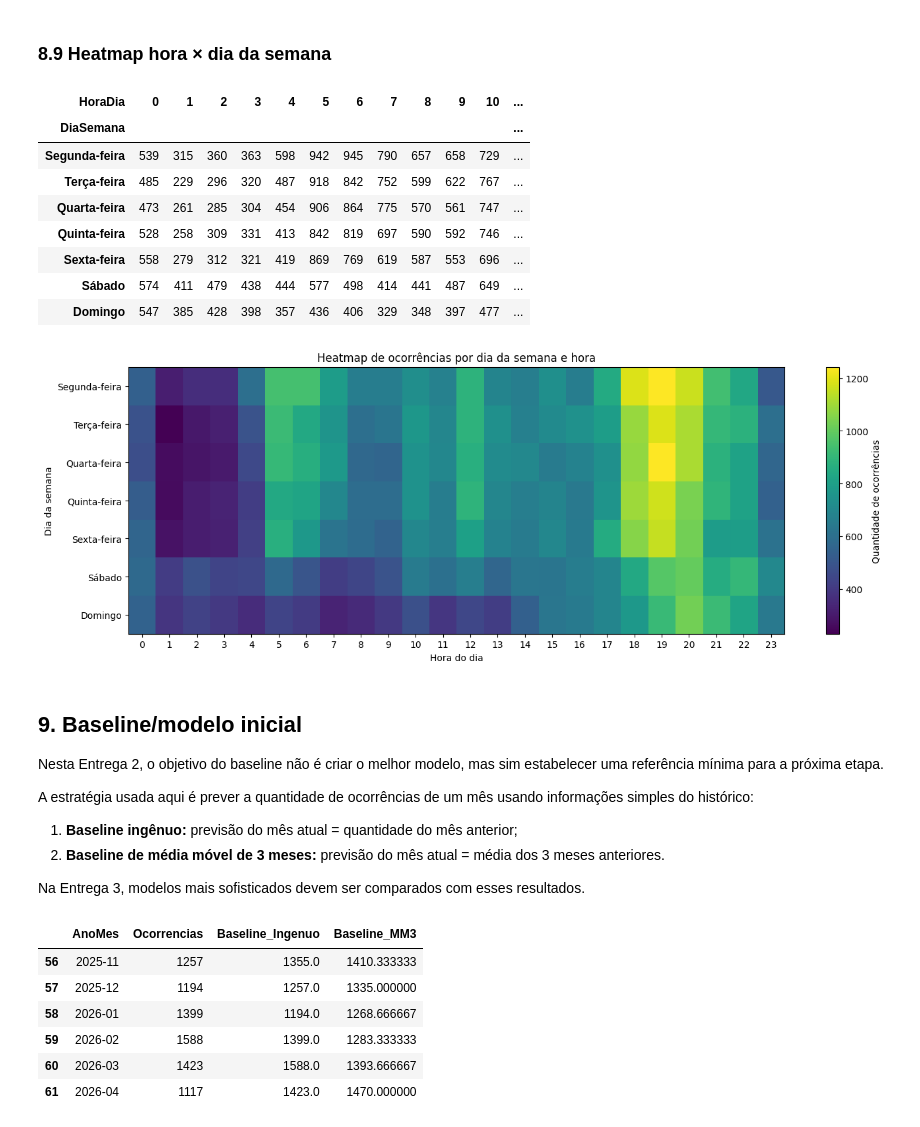
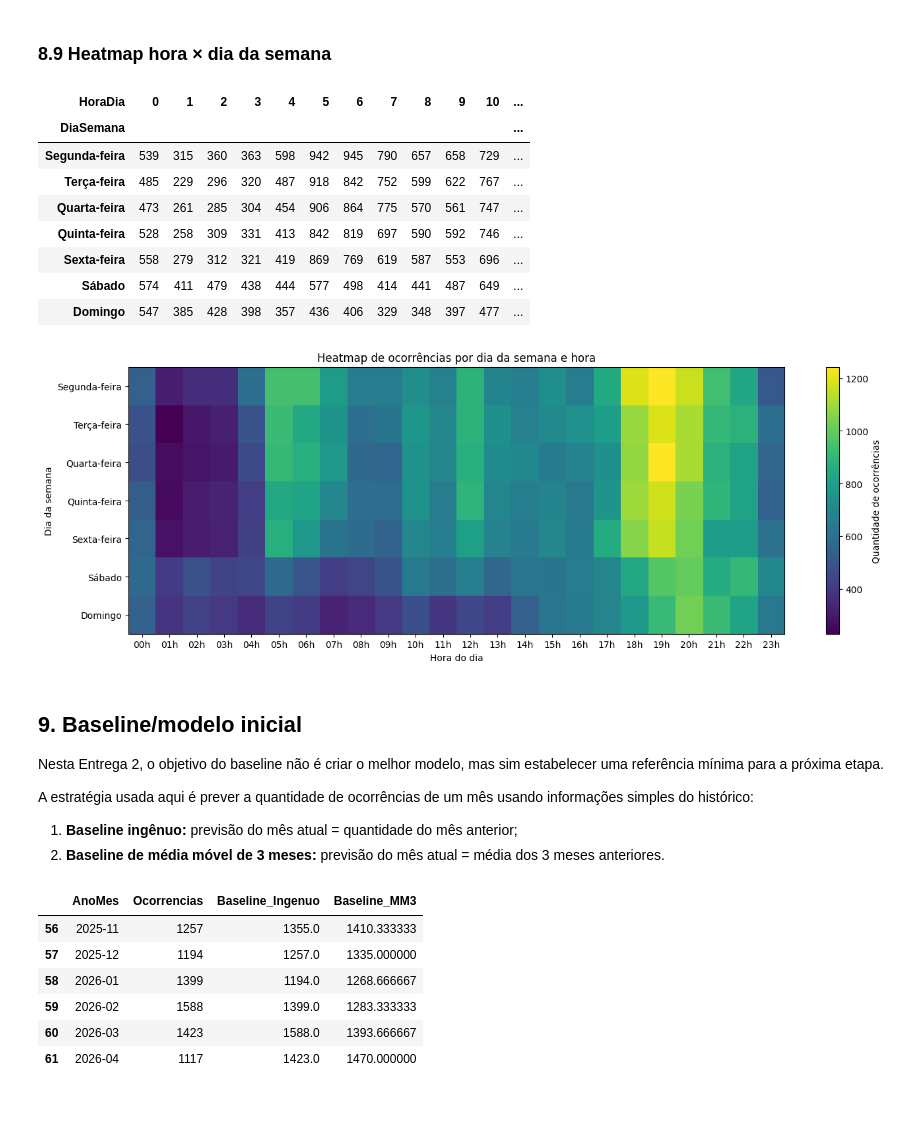
Before and after one commit to EsterBertolani/Prototipo-Analise-Exploratoria, a Jupyter notebook: notebooks/analise-furtos-roubos-gv_entrega2_organizado.ipynb, the cells around one changed output. Drawn from its saved outputs; the diff is of its cells as text; code cells hidden in the pictures.

```diff
--- a/notebooks/analise-furtos-roubos-gv_entrega2_organizado.ipynb
+++ b/notebooks/analise-furtos-roubos-gv_entrega2_organizado.ipynb
@@ -733,35 +628,38 @@ grafico_barras(
 heatmap_hora_dia = (
     dados_hora
     .groupby(["DiaSemana", "HoraDia"])
     .size()
     .unstack(fill_value=0)
     .reindex(ordem_dias)
     .reindex(columns=range(24), fill_value=0)
 )
 
 display(heatmap_hora_dia)
 
+horas = list(range(24))
+rotulos_horas = [f"{h:02d}h" for h in horas]
+
 plt.figure(figsize=(14, 5))
 plt.imshow(heatmap_hora_dia, aspect="auto")
 plt.title("Heatmap de ocorrências por dia da semana e hora")
 plt.xlabel("Hora do dia")
 plt.ylabel("Dia da semana")
-plt.xticks(ticks=range(24), labels=range(24))
+plt.xticks(ticks=horas, labels=rotulos_horas)
 plt.yticks(ticks=range(len(ordem_dias)), labels=ordem_dias)
 plt.colorbar(label="Quantidade de ocorrências")
 plt.tight_layout()
 plt.show()
 # %% [output]
 | HoraDia | 0 | 1 | 2 | 3 | 4 | 5 | 6 | 7 | 8 | 9 | 10 | ... |
 | DiaSemana |  |  |  |  |  |  |  |  |  |  |  | ... |
 | Segunda-feira | 539 | 315 | 360 | 363 | 598 | 942 | 945 | 790 | 657 | 658 | 729 | ... |
 | Terça-feira | 485 | 229 | 296 | 320 | 487 | 918 | 842 | 752 | 599 | 622 | 767 | ... |
 | Quarta-feira | 473 | 261 | 285 | 304 | 454 | 906 | 864 | 775 | 570 | 561 | 747 | ... |
 | Quinta-feira | 528 | 258 | 309 | 331 | 413 | 842 | 819 | 697 | 590 | 592 | 746 | ... |
 | Sexta-feira | 558 | 279 | 312 | 321 | 419 | 869 | 769 | 619 | 587 | 553 | 696 | ... |
 | Sábado | 574 | 411 | 479 | 438 | 444 | 577 | 498 | 414 | 441 | 487 | 649 | ... |
 | Domingo | 547 | 385 | 428 | 398 | 357 | 436 | 406 | 329 | 348 | 397 | 477 | ... |
-[figure, old version]
+[figure, new version]
 # %% [markdown]
 ## 9. Baseline/modelo inicial
 
@@ -771,8 +669,6 @@ A estratégia usada aqui é prever a quantidade de ocorrências de um mês usand
 
 1. **Baseline ingênuo:** previsão do mês atual = quantidade do mês anterior;
 2. **Baseline de média móvel de 3 meses:** previsão do mês atual = média dos 3 meses anteriores.
-
-Na Entrega 3, modelos mais sofisticados devem ser comparados com esses resultados.
 # %%
 
 serie_modelo = (
```
Also changed, not shown: parts of 29 cells of this notebook.
